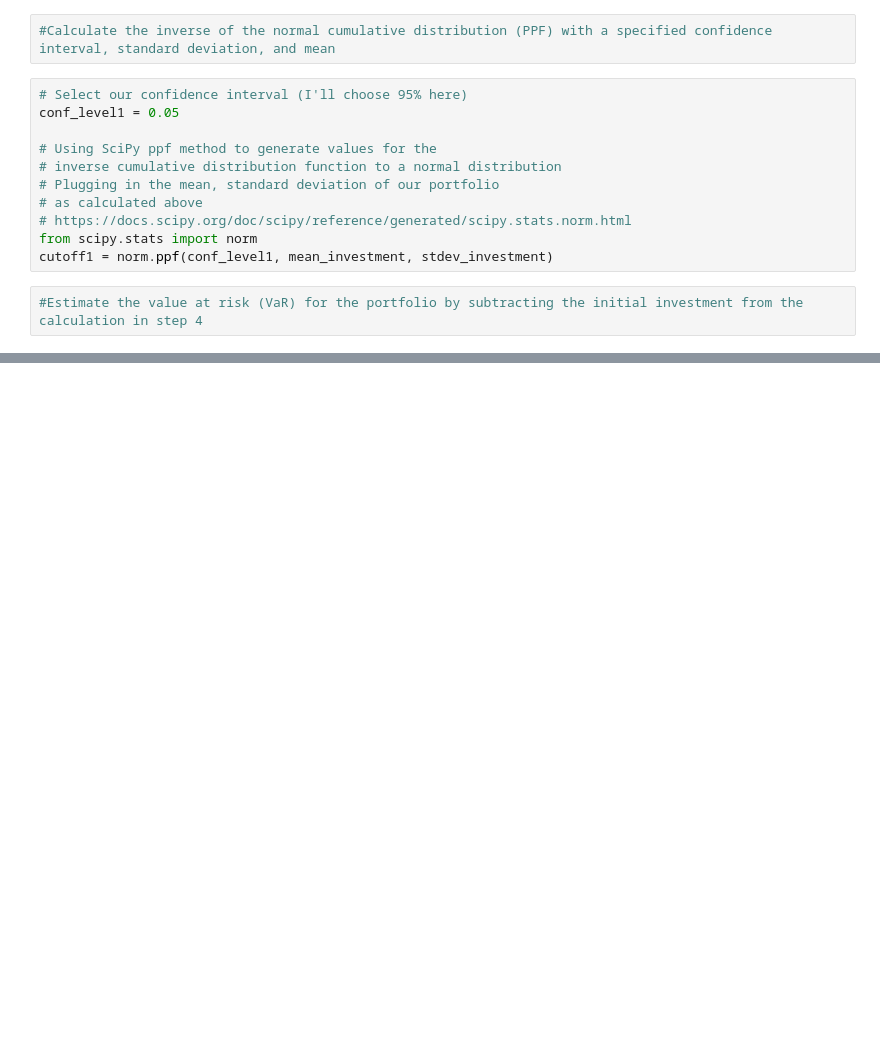
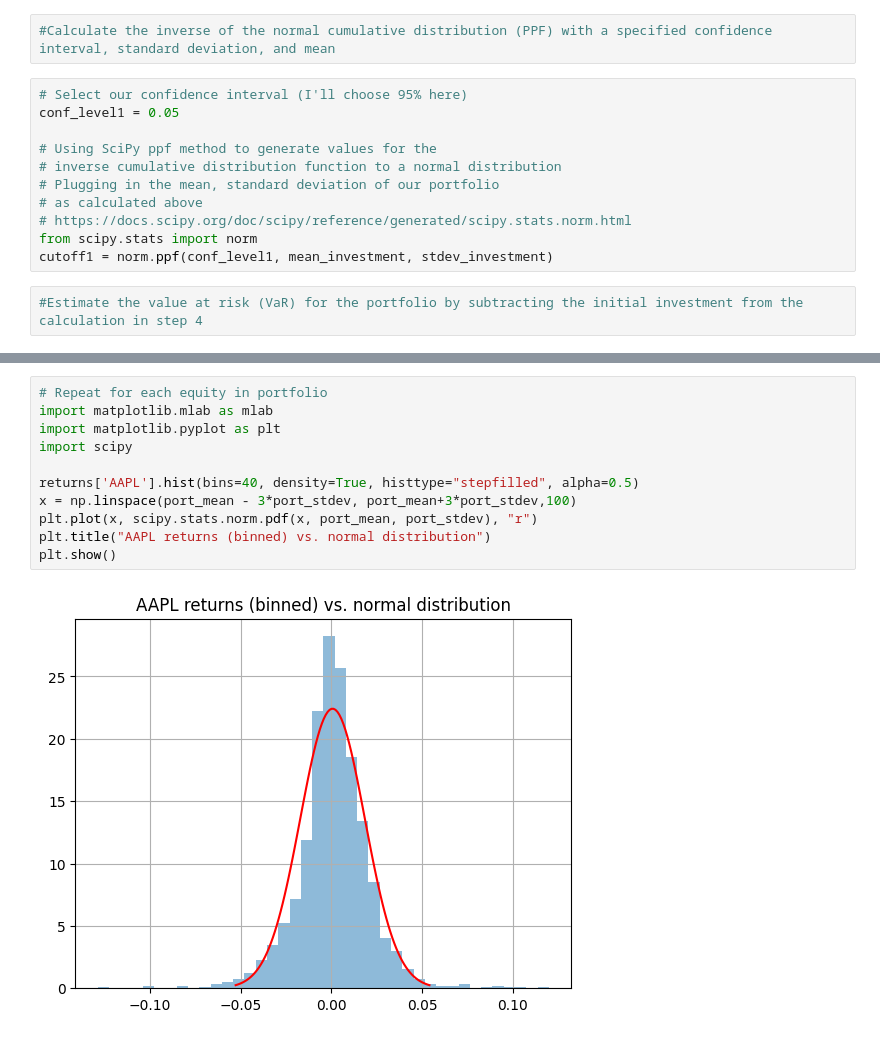
Before and after one commit to Ravindra1972/Anaytics-in-finance-using-Python, a Jupyter notebook: Value_at_Risk_(VaR)_of_a_Stock_Portfolio.ipynb, the cells around one changed output, grey strips where cells are left out. Drawn from its saved outputs; the diff is of its cells as text; blank space fills up the shorter version.

```diff
--- a/Value_at_Risk_(VaR)_of_a_Stock_Portfolio.ipynb
+++ b/Value_at_Risk_(VaR)_of_a_Stock_Portfolio.ipynb
@@ -121,0 +155,13 @@ nan
+# %%
+# Repeat for each equity in portfolio
+import matplotlib.mlab as mlab
+import matplotlib.pyplot as plt
+import scipy
+
+returns['AAPL'].hist(bins=40, density=True, histtype="stepfilled", alpha=0.5)
+x = np.linspace(port_mean - 3*port_stdev, port_mean+3*port_stdev,100)
+plt.plot(x, scipy.stats.norm.pdf(x, port_mean, port_stdev), "r")
+plt.title("AAPL returns (binned) vs. normal distribution")
+plt.show()
+# %% [output]
+[figure, added]
```
Also changed, not shown: parts of 5 cells of this notebook.
